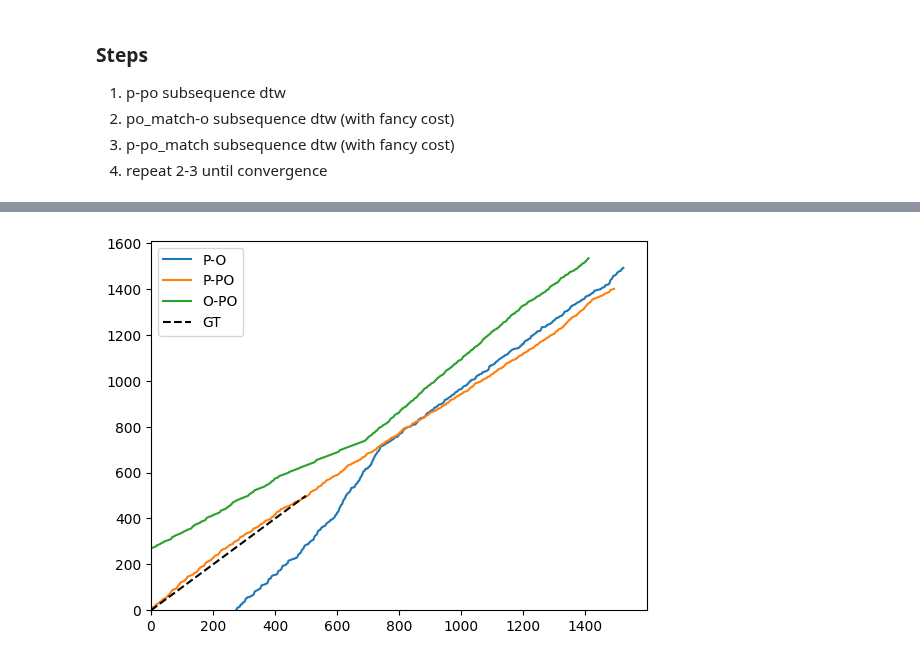
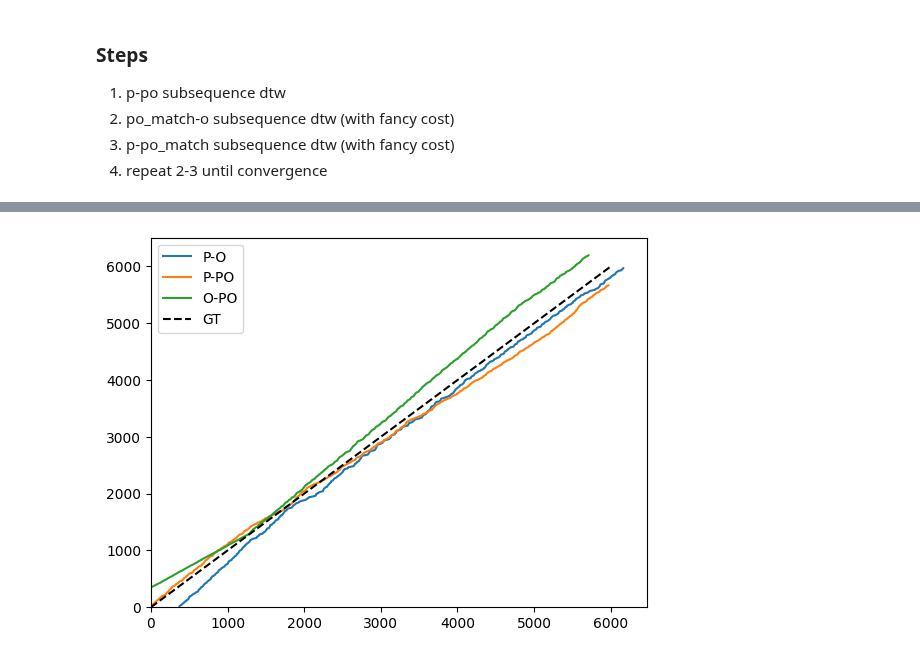
Before and after one commit to HMC-MIR/PianoConcertoAccompaniment, a Jupyter notebook: System_AlternatingPairwiseMixture.ipynb, the cells around one changed output, grey strips where cells are left out. Drawn from its saved outputs; the diff is of its cells as text; code cells hidden in the pictures.

```diff
--- a/System_AlternatingPairwiseMixture.ipynb
+++ b/System_AlternatingPairwiseMixture.ipynb
@@ -350,7 +352,7 @@ np.save(f'{cache_dir}/o_cqt.npy', F_o)
 p_file = f'{scenario_dir}/p.wav'
 y, sr = lb.core.load(p_file)
 
-F_p = lb.feature.chroma_cens(y=y, sr=sr, hop_length=hop_length, norm=2)
+F_p = lb.feature.chroma_cens(y=y, sr=sr, hop_length=hop_length, norm=None)
 F_po = np.load(f'{cache_dir}/po_cqt.npy') # full mix features
 F_o = np.load(f'{cache_dir}/o_cqt.npy') # orchestra
 
@@ -365,9 +367,20 @@ F_po = np.nan_to_num(F_po)
 2. po_match-o subsequence dtw (with fancy cost)
 3. p-po_match subsequence dtw (with fancy cost)
 4. repeat 2-3 until convergence
+# %%
+@jit(nopython=True, parallel=True)
+def dtw_cost(x, y):
+    x = x.T
+    y = y.T
+    C = np.zeros((x.shape[0], y.shape[0]))
+    for row in prange(x.shape[0]):
+        for col in prange(y.shape[0]):
+            C[row, col] = 1 - np.dot(x[row], y[col]) / (np.linalg.norm(x[row]) * np.linalg.norm(y[col]))
+    return C
 # %%
 buffer = int(1/hop_sec)
-C = 1 - (F_p.T @ F_po)
+C_old = 1 - (F_p.T @ F_po)
+C = dtw_cost(F_p, F_po)
 D, B, p_po_path = dtw.dtw(C, np.array([[1,1],[1,2],[2,1]]),[1,1,2], True)
 F_po_match = F_po[:, max(p_po_path[1,0]-buffer, 0):min(p_po_path[1,-1]+buffer, F_po.shape[1])]
 po_offset = max(p_po_path[1,0]-buffer, 0)
@@ -380,5 +405,5 @@ plt.show()
 # %%
-@jit(nopython=True)
+@jit(nopython=True, parallel=True)
 def pairwise_mixture_cost(summed, aligned, alignment_path, to_align, query_is_summed=True):
     '''
     summed: the feature vector that is the sum of the aligned and to_align feature vectors (if they were aligned)
@@ -399,15 +424,15 @@ def pairwise_mixture_cost(summed, aligned, alignment_path, to_align, query_is_su
     aligned_index = 0
 
     C = np.zeros((summed.shape[0], to_align.shape[0]))
-    for row in range(summed.shape[0]):
+    for row in prange(summed.shape[0]):
         summed_index = row
         if len(np.where(alignment_path[1,:] == row)[0]) > 0:
             aligned_index = alignment_path[0, np.where(alignment_path[1,:] == row)[0][0]]
             # print(row, aligned_index)
-        for col in range(to_align.shape[0]):
+        for col in prange(to_align.shape[0]):
             to_align_index = col
 
-            C[row, col] = 1 - np.dot(aligned[aligned_index] + to_align[to_align_index], summed[summed_index])# / (np.linalg.norm(aligned[aligned_index] + to_align[to_align_index]) * np.linalg.norm(summed[summed_index]))
+            C[row, col] = 1 - np.dot(aligned[aligned_index] + to_align[to_align_index], summed[summed_index]) / (np.linalg.norm(aligned[aligned_index] + to_align[to_align_index]) * np.linalg.norm(summed[summed_index]))
     if not query_is_summed:
         C = C.T
     return C
@@ -517,13 +552,13 @@ np.save(f'{out_dir}/hyp.npy', wp_AC_sec)
 # %%
 plt.plot(wp_AC[1], wp_AC[0], label='P-O')
 plt.plot(p_po_path[0], p_po_path[1], label='P-PO')
 plt.plot(o_po_path[0], o_po_path[1], label='O-PO')
-plt.plot(range(0,500), range(0,500), label='GT', color='black', linestyle='--')
+plt.plot(range(0,6000), range(0,6000), label='GT', color='black', linestyle='--')
 # plt.xlabel('Source Time')
 # plt.ylabel('Aligned Time')
 plt.ylim(ymin=0)
 plt.xlim(xmin=0)
 plt.legend()
 plt.show()
 # %% [output]
-[figure, old version]
+[figure, new version]
```
Also changed, not shown: parts of 11 cells of this notebook.
